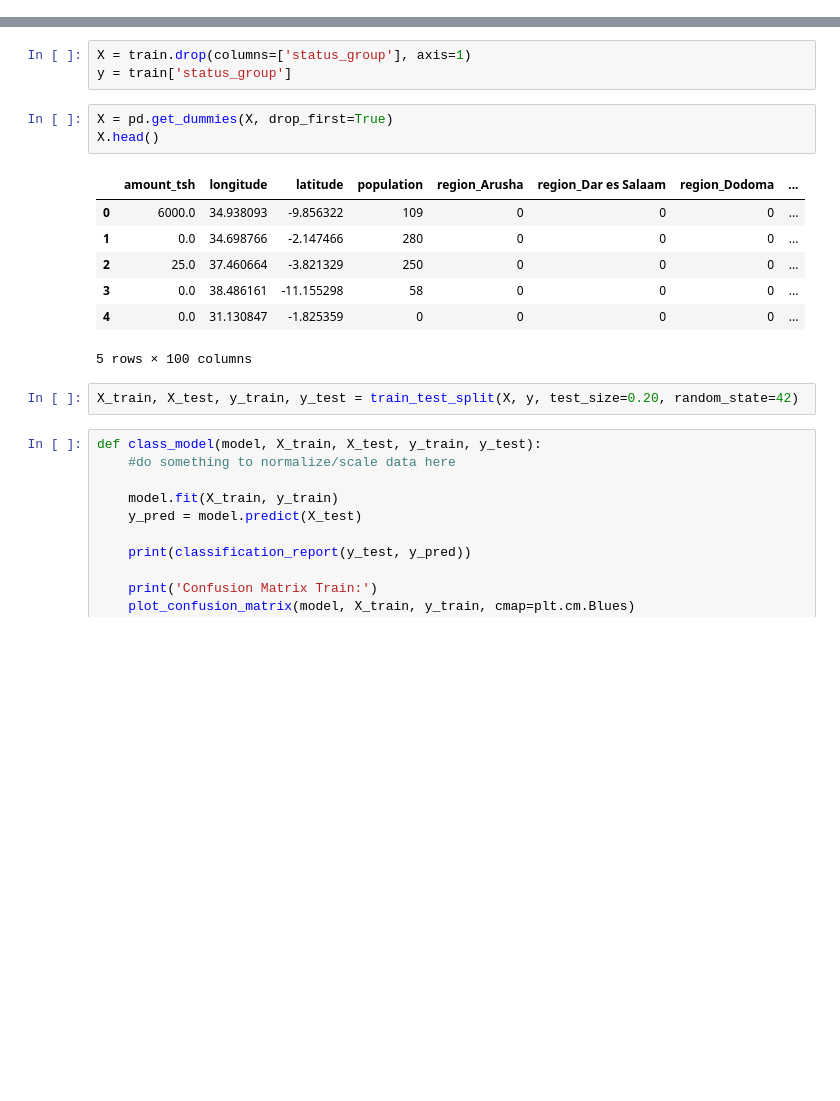
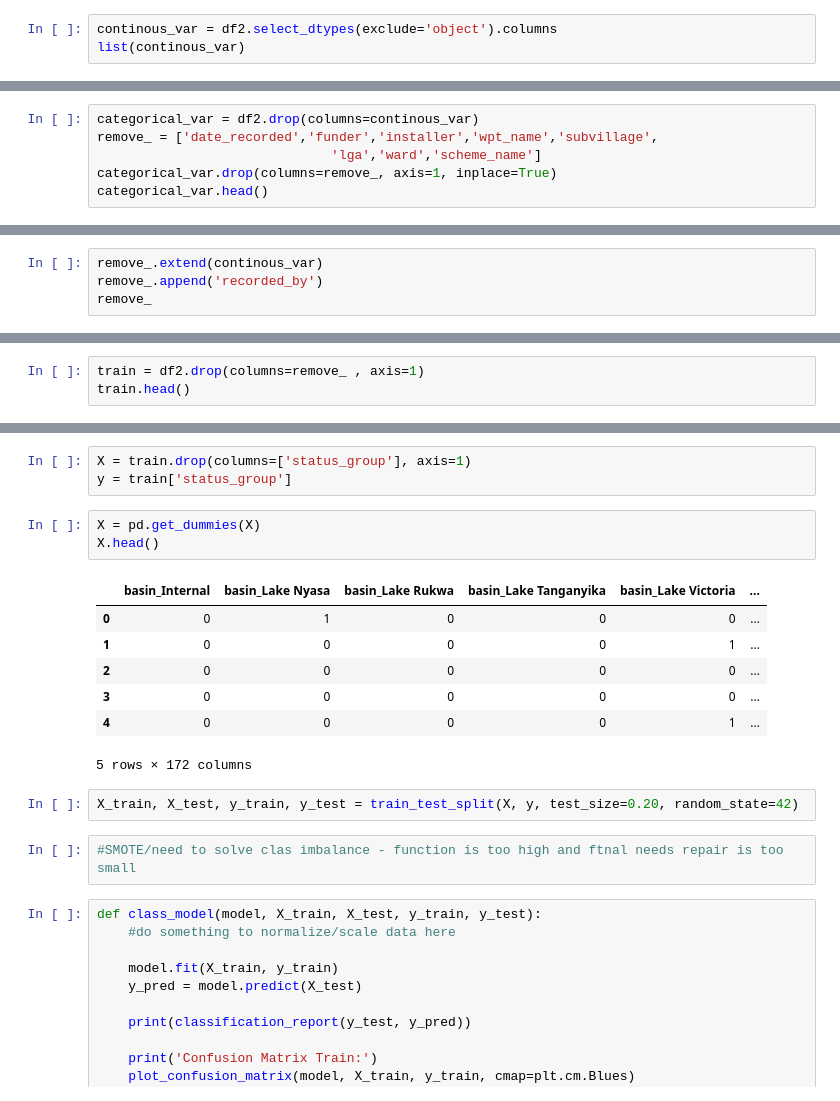
Before and after one commit to klsalcedo/tanzanian_water_wells, a Jupyter notebook: datacleaning.ipynb, the cells around one changed output, grey strips where cells are left out. Cells and saved outputs as stored; diff of their text form; blank space fills up the shorter version.

```diff
--- a/datacleaning.ipynb
+++ b/datacleaning.ipynb
@@ -86,0 +91,3 @@ train.head()
+# %%
+continous_var = df2.select_dtypes(exclude='object').columns
+list(continous_var)
@@ -86,0 +120,6 @@ train.head()
+# %%
+categorical_var = df2.drop(columns=continous_var)
+remove_ = ['date_recorded','funder','installer','wpt_name','subvillage',
+                              'lga','ward','scheme_name']
+categorical_var.drop(columns=remove_, axis=1, inplace=True)
+categorical_var.head()
@@ -86,0 +154,4 @@ train.head()
+# %%
+remove_.extend(continous_var)
+remove_.append('recorded_by')
+remove_
@@ -86,0 +178,3 @@ train.head()
+# %%
+train = df2.drop(columns=remove_ , axis=1)
+train.head()
@@ -128,18 +255,20 @@ See the caveats in the documentation: https://pandas.pydata.org/pandas-docs/stab
 X = train.drop(columns=['status_group'], axis=1)
 y = train['status_group']
 # %%
-X = pd.get_dummies(X, drop_first=True)
+X = pd.get_dummies(X)
 X.head()
 # %% [output]
-|  | amount_tsh | longitude | latitude | population | region_Arusha | region_Dar es Salaam | region_Dodoma | ... |
-| 0 | 6000.0 | 34.938093 | -9.856322 | 109 | 0 | 0 | 0 | ... |
-| 1 | 0.0 | 34.698766 | -2.147466 | 280 | 0 | 0 | 0 | ... |
-| 2 | 25.0 | 37.460664 | -3.821329 | 250 | 0 | 0 | 0 | ... |
-| 3 | 0.0 | 38.486161 | -11.155298 | 58 | 0 | 0 | 0 | ... |
-| 4 | 0.0 | 31.130847 | -1.825359 | 0 | 0 | 0 | 0 | ... |
+|  | basin_Internal | basin_Lake Nyasa | basin_Lake Rukwa | basin_Lake Tanganyika | basin_Lake Victoria | ... |
+| 0 | 0 | 1 | 0 | 0 | 0 | ... |
+| 1 | 0 | 0 | 0 | 0 | 1 | ... |
+| 2 | 0 | 0 | 0 | 0 | 0 | ... |
+| 3 | 0 | 0 | 0 | 0 | 0 | ... |
+| 4 | 0 | 0 | 0 | 0 | 1 | ... |
-5 rows × 100 columns
+5 rows × 172 columns
 # %%
 X_train, X_test, y_train, y_test = train_test_split(X, y, test_size=0.20, random_state=42)
+# %%
+#SMOTE/need to solve clas imbalance - function is too high and ftnal needs repair is too small
 # %%
 def class_model(model, X_train, X_test, y_train, y_test):
     #do something to normalize/scale data here
```
Also changed, not shown: parts of 16 cells of this notebook, 1 other file.
